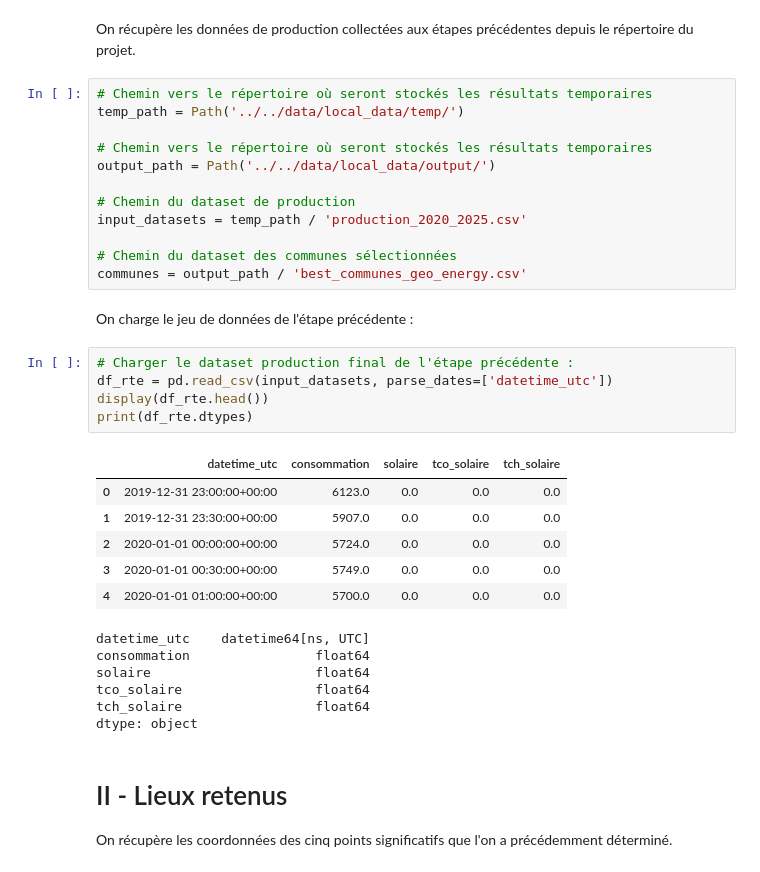
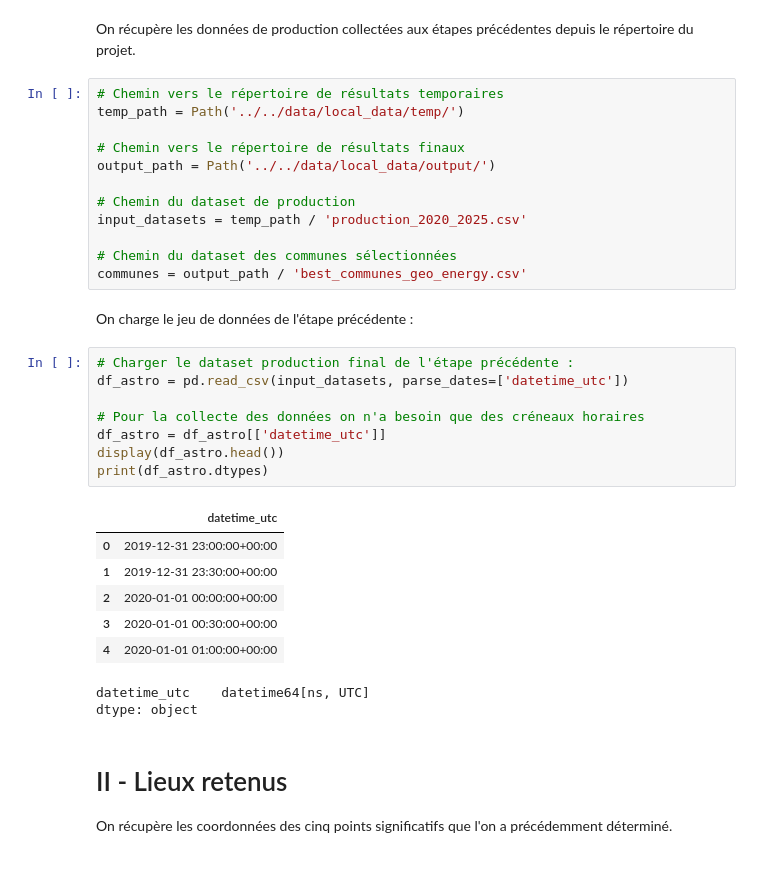
Before and after one commit to Math2935/aug25cds_variabilite, a Jupyter notebook: notebooks/02_collecte/02_astronomie.ipynb, the cells around one changed output. Cells and saved outputs as stored; diff of their text form.

```diff
--- a/notebooks/02_collecte/02_astronomie.ipynb
+++ b/notebooks/02_collecte/02_astronomie.ipynb
@@ -30,10 +30,10 @@ import numpy as np
 # %% [markdown]
 On récupère les données de production collectées aux étapes précédentes depuis le répertoire du projet.
 # %%
-# Chemin vers le répertoire où seront stockés les résultats temporaires
+# Chemin vers le répertoire de résultats temporaires
 temp_path = Path('../../data/local_data/temp/')
 
-# Chemin vers le répertoire où seront stockés les résultats temporaires
+# Chemin vers le répertoire de résultats finaux
 output_path = Path('../../data/local_data/output/')
 
 # Chemin du dataset de production
@@ -45,21 +45,20 @@ communes = output_path / 'best_communes_geo_energy.csv'
 On charge le jeu de données de l'étape précédente :
 # %%
 # Charger le dataset production final de l'étape précédente :
-df_rte = pd.read_csv(input_datasets, parse_dates=['datetime_utc'])
-display(df_rte.head())
-print(df_rte.dtypes)
+df_astro = pd.read_csv(input_datasets, parse_dates=['datetime_utc'])
+
+# Pour la collecte des données on n'a besoin que des créneaux horaires
+df_astro = df_astro[['datetime_utc']]
+display(df_astro.head())
+print(df_astro.dtypes)
 # %% [output]
-|  | datetime_utc | consommation | solaire | tco_solaire | tch_solaire |
-| 0 | 2019-12-31 23:00:00+00:00 | 6123.0 | 0.0 | 0.0 | 0.0 |
-| 1 | 2019-12-31 23:30:00+00:00 | 5907.0 | 0.0 | 0.0 | 0.0 |
-| 2 | 2020-01-01 00:00:00+00:00 | 5724.0 | 0.0 | 0.0 | 0.0 |
-| 3 | 2020-01-01 00:30:00+00:00 | 5749.0 | 0.0 | 0.0 | 0.0 |
-| 4 | 2020-01-01 01:00:00+00:00 | 5700.0 | 0.0 | 0.0 | 0.0 |
+|  | datetime_utc |
+| 0 | 2019-12-31 23:00:00+00:00 |
+| 1 | 2019-12-31 23:30:00+00:00 |
+| 2 | 2020-01-01 00:00:00+00:00 |
+| 3 | 2020-01-01 00:30:00+00:00 |
+| 4 | 2020-01-01 01:00:00+00:00 |
 datetime_utc    datetime64[ns, UTC]
-consommation                float64
-solaire                     float64
-tco_solaire                 float64
-tch_solaire                 float64
 dtype: object
 # %% [markdown]
 # II - Lieux retenus
```
Also changed, not shown: parts of 7 cells of this notebook, 1 other file.
